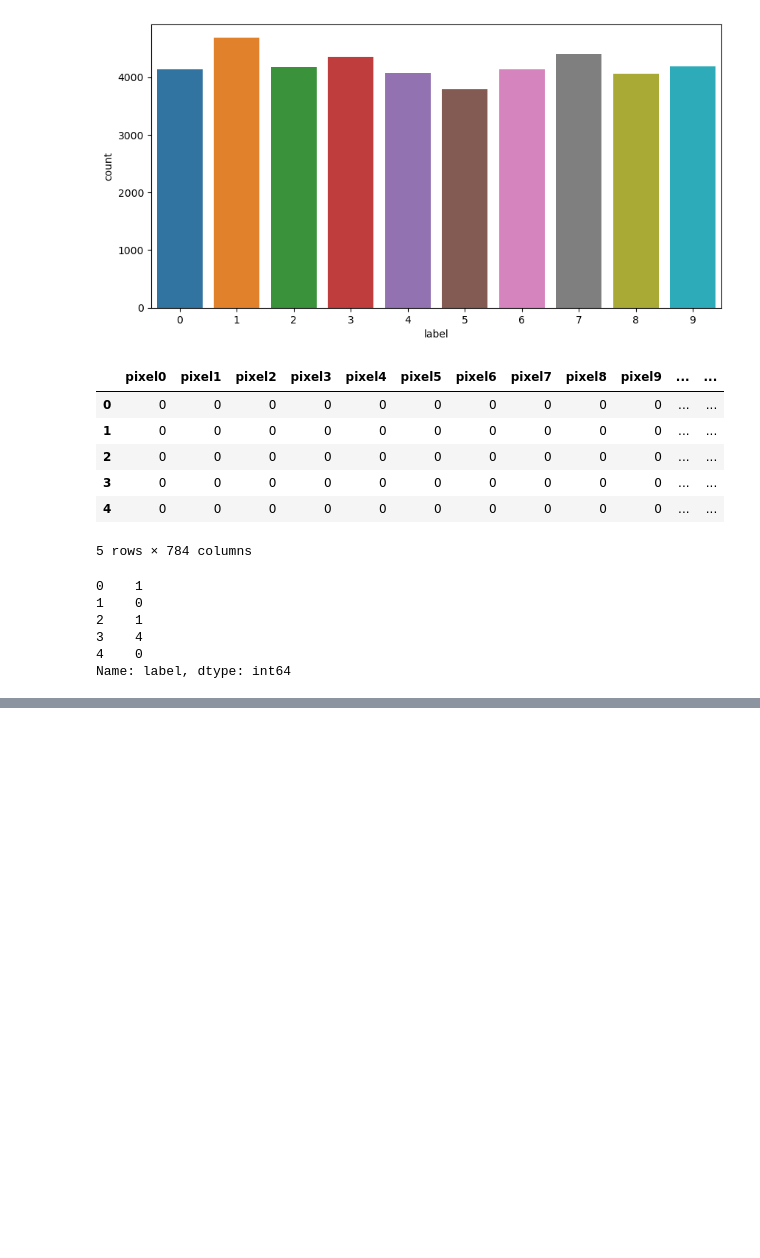
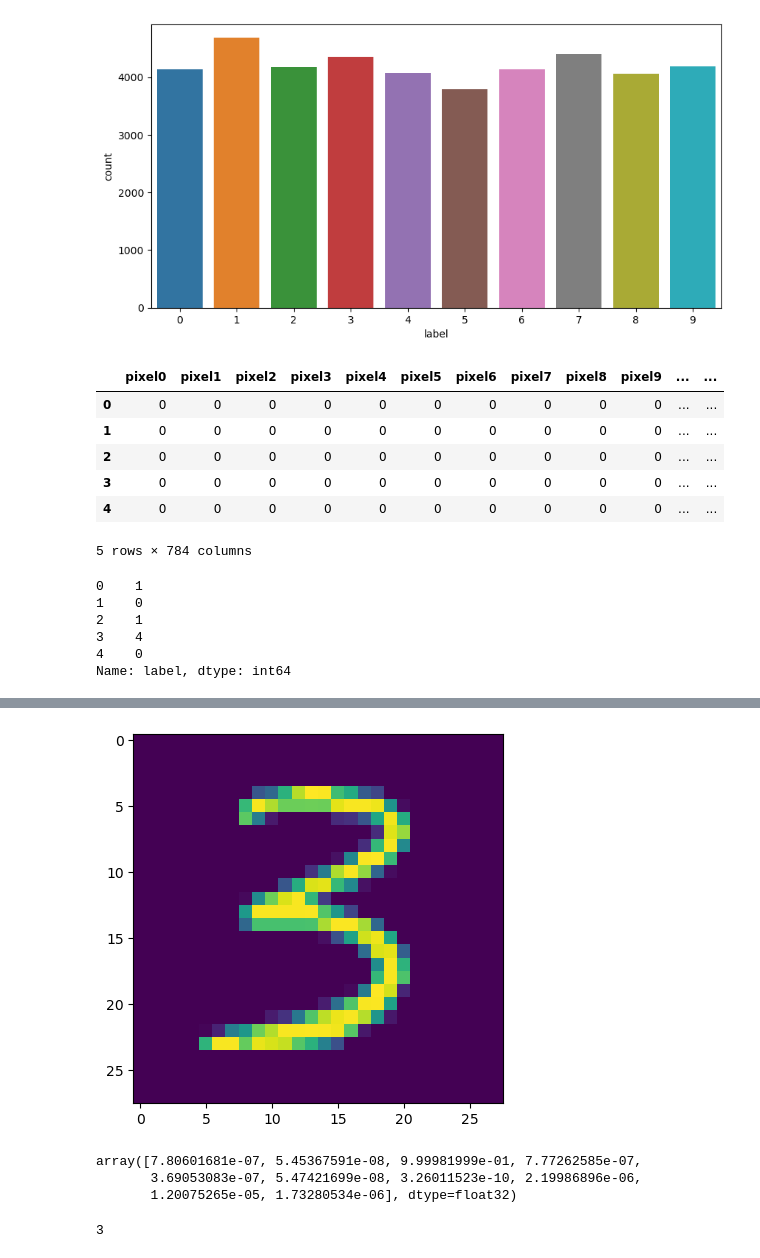
Before and after one commit to goksuturac/DigitRecognizer, a Jupyter notebook: digit_recognizer.ipynb, the cells around one changed output, grey strips where cells are left out. Cells and saved outputs as stored; diff of their text form; code cells hidden in the pictures; blank space fills up the shorter version.

```diff
--- a/digit_recognizer.ipynb
+++ b/digit_recognizer.ipynb
@@ -125,0 +163,3 @@ array([[[0.        ],
+# %%
+test_df= pd.read_csv("test.csv")
+test_df.head()
@@ -125,0 +174,3 @@ array([[[0.        ],
+# %%
+x_test = test_df.values.reshape(-1, 28, 28, 1)
+x_test = x_test / 255.0
@@ -125,0 +181,11 @@ array([[[0.        ],
+# %%
+plt.imshow(x_test[9][:,:,0])
+plt.show()
+# %% [output]
+[figure, added]
+# %%
+y_test[0]
+# %% [output]
+array([7.80601681e-07, 5.45367591e-08, 9.99981999e-01, 7.77262585e-07,
+       3.69053083e-07, 5.47421699e-08, 3.26011523e-10, 2.19986896e-06,
+       1.20075265e-05, 1.73280534e-06], dtype=float32)
@@ -125,0 +194,4 @@ array([[[0.        ],
+# %%
+y_test[9]
+# %% [output]
+3
```
Also changed, not shown: parts of 21 cells of this notebook.
